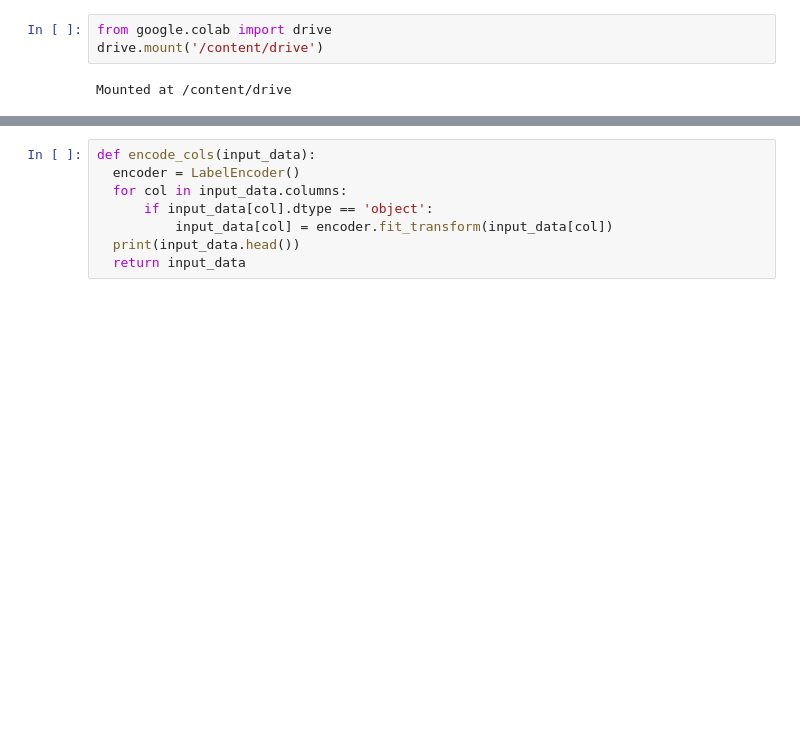
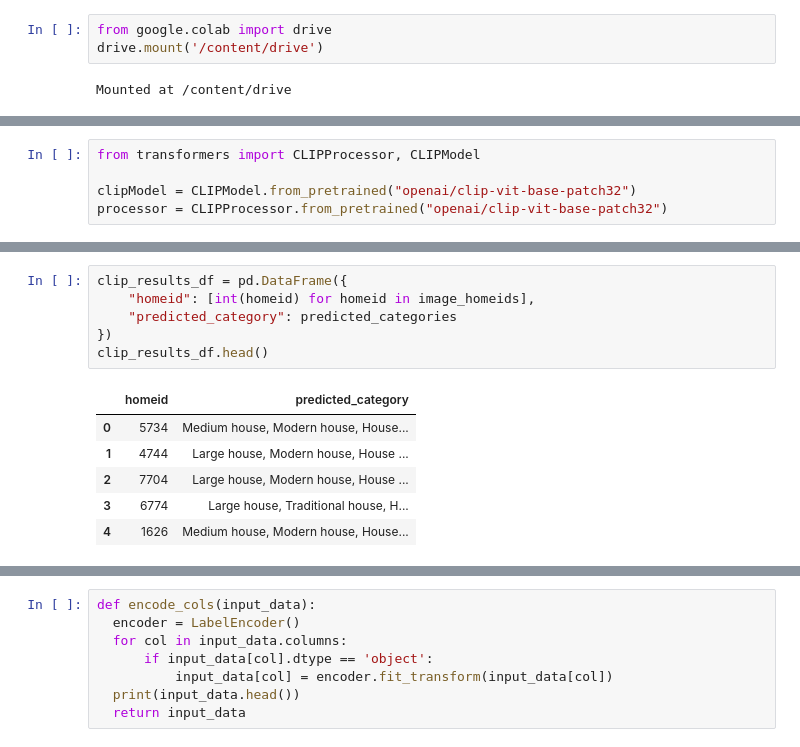
Before and after one commit to SmallChungus1/multiModalRegressionHousingPrice, a Jupyter notebook: Info558FL24KaggleHanson.ipynb, the cells around one changed output, grey strips where cells are left out. Drawn from its saved outputs; the diff is of its cells as text; blank space fills up the shorter version.

```diff
--- a/Info558FL24KaggleHanson.ipynb
+++ b/Info558FL24KaggleHanson.ipynb
@@ -44,0 +49,5 @@ Mounted at /content/drive
+# %%
+from transformers import CLIPProcessor, CLIPModel
+
+clipModel = CLIPModel.from_pretrained("openai/clip-vit-base-patch32")
+processor = CLIPProcessor.from_pretrained("openai/clip-vit-base-patch32")
@@ -45 +125,14 @@ Mounted at /content/drive
+# %%
+clip_results_df = pd.DataFrame({
+    "homeid": [int(homeid) for homeid in image_homeids],
+    "predicted_category": predicted_categories
+})
+clip_results_df.head()
+# %% [output]
+|  | homeid | predicted_category |
+| 0 | 5734 | Medium house, Modern house, House... |
+| 1 | 4744 | Large house, Modern house, House ... |
+| 2 | 7704 | Large house, Modern house, House ... |
+| 3 | 6774 | Large house, Traditional house, H... |
+| 4 | 1626 | Medium house, Modern house, House... |
 # %%
```
Also changed, not shown: parts of 16 cells of this notebook.
